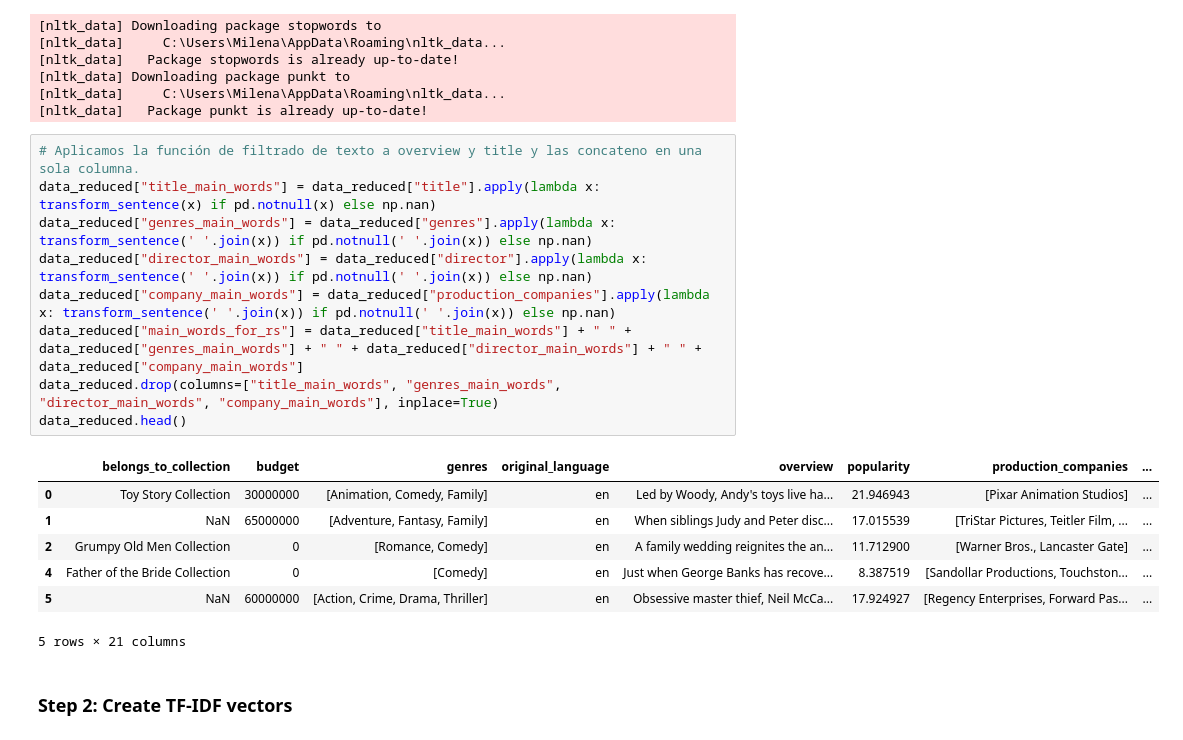
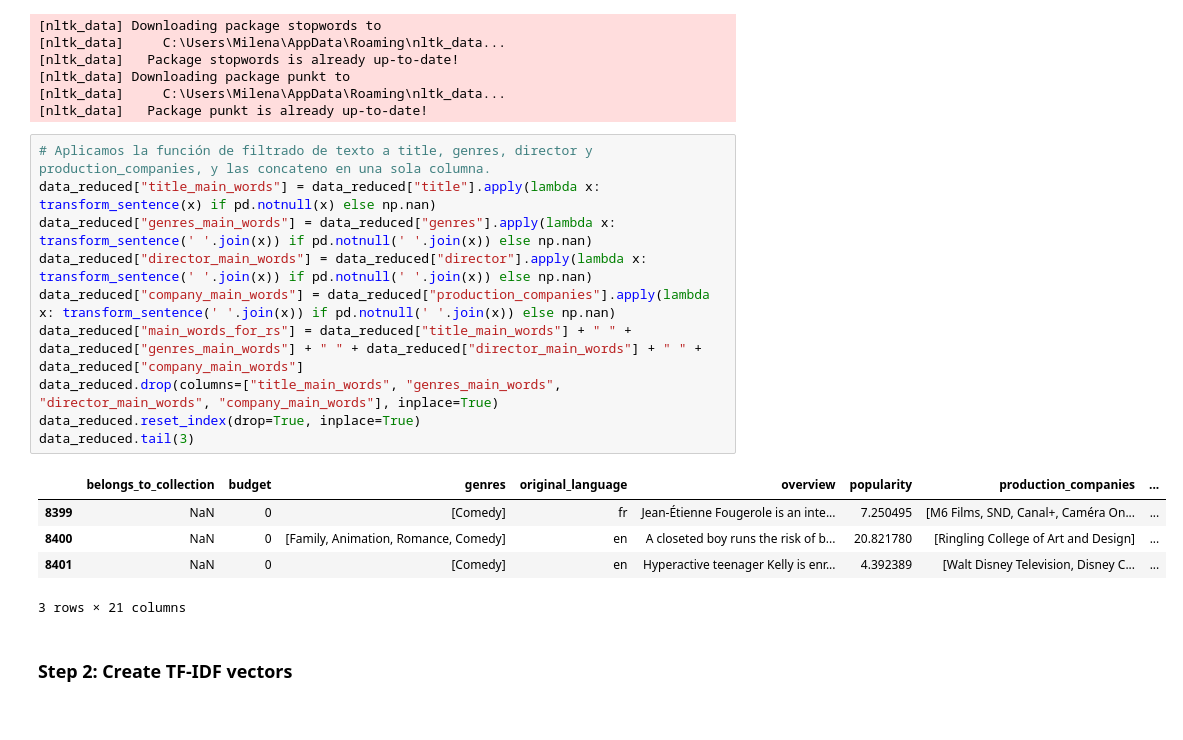
Before and after one commit to anahmilena/movies_recommendation, a Jupyter notebook: eda_&_ml.ipynb, the cells around one changed output. Drawn from its saved outputs; the diff is of its cells as text.

```diff
--- a/eda_&_ml.ipynb
+++ b/eda_&_ml.ipynb
@@ -401,22 +416,21 @@ def transform_sentence(sentence):
 [nltk_data]     C:\Users\Milena\AppData\Roaming\nltk_data...
 [nltk_data]   Package punkt is already up-to-date!
 # %%
-# Aplicamos la función de filtrado de texto a overview y title y las concateno en una sola columna.
+# Aplicamos la función de filtrado de texto a title, genres, director y production_companies, y las concateno en una sola columna.
 data_reduced["title_main_words"] = data_reduced["title"].apply(lambda x: transform_sentence(x) if pd.notnull(x) else np.nan)
 data_reduced["genres_main_words"] = data_reduced["genres"].apply(lambda x: transform_sentence(' '.join(x)) if pd.notnull(' '.join(x)) else np.nan)
 data_reduced["director_main_words"] = data_reduced["director"].apply(lambda x: transform_sentence(' '.join(x)) if pd.notnull(' '.join(x)) else np.nan)
 data_reduced["company_main_words"] = data_reduced["production_companies"].apply(lambda x: transform_sentence(' '.join(x)) if pd.notnull(' '.join(x)) else np.nan)
 data_reduced["main_words_for_rs"] = data_reduced["title_main_words"] + " " + data_reduced["genres_main_words"] + " " + data_reduced["director_main_words"] + " " + data_reduced["company_main_words"]
 data_reduced.drop(columns=["title_main_words", "genres_main_words", "director_main_words", "company_main_words"], inplace=True)
-data_reduced.head()
+data_reduced.reset_index(drop=True, inplace=True)
+data_reduced.tail(3)
 # %% [output]
 |  | belongs_to_collection | budget | genres | original_language | overview | popularity | production_companies | ... |
-| 0 | Toy Story Collection | 30000000 | [Animation, Comedy, Family] | en | Led by Woody, Andy's toys live ha... | 21.946943 | [Pixar Animation Studios] | ... |
-| 1 | NaN | 65000000 | [Adventure, Fantasy, Family] | en | When siblings Judy and Peter disc... | 17.015539 | [TriStar Pictures, Teitler Film, ... | ... |
-| 2 | Grumpy Old Men Collection | 0 | [Romance, Comedy] | en | A family wedding reignites the an... | 11.712900 | [Warner Bros., Lancaster Gate] | ... |
-| 4 | Father of the Bride Collection | 0 | [Comedy] | en | Just when George Banks has recove... | 8.387519 | [Sandollar Productions, Touchston... | ... |
-| 5 | NaN | 60000000 | [Action, Crime, Drama, Thriller] | en | Obsessive master thief, Neil McCa... | 17.924927 | [Regency Enterprises, Forward Pas... | ... |
+| 8399 | NaN | 0 | [Comedy] | fr | Jean-Étienne Fougerole is an inte... | 7.250495 | [M6 Films, SND, Canal+, Caméra On... | ... |
+| 8400 | NaN | 0 | [Family, Animation, Romance, Comedy] | en | A closeted boy runs the risk of b... | 20.821780 | [Ringling College of Art and Design] | ... |
+| 8401 | NaN | 0 | [Comedy] | en | Hyperactive teenager Kelly is enr... | 4.392389 | [Walt Disney Television, Disney C... | ... |
-5 rows × 21 columns
+3 rows × 21 columns
 # %% [markdown]
 ### Step 2: Create TF-IDF vectors
 # %%
```
Also changed, not shown: parts of 4 cells of this notebook, 1 other file.
